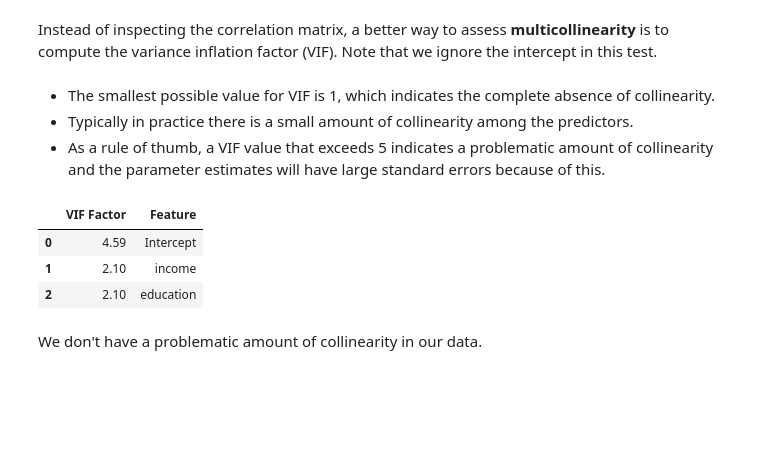
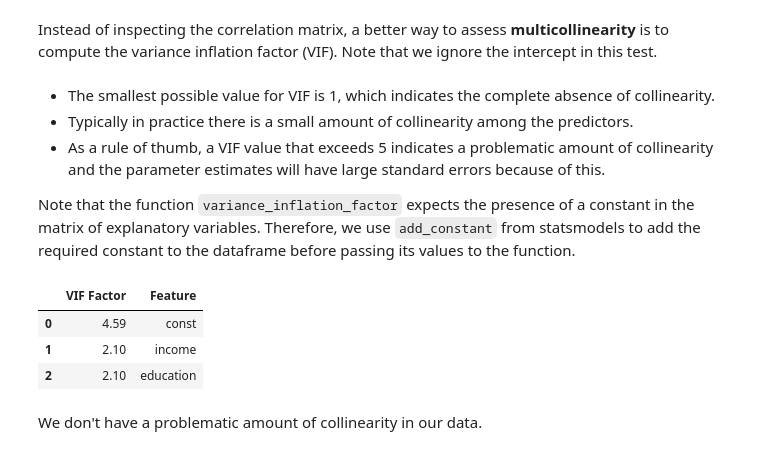
Before and after one commit to kirenz/regression, a Jupyter notebook: docs/diagnostics.ipynb, the cells around one changed output. Drawn from its saved outputs; the diff is of its cells as text; code cells hidden in the pictures; blank space fills up the shorter version.

```diff
--- a/docs/diagnostics.ipynb
+++ b/docs/diagnostics.ipynb
@@ -602,18 +603,22 @@ Instead of inspecting the correlation matrix, a better way to assess **multicoll
 - The smallest possible value for VIF is 1, which indicates the complete absence of collinearity.
 - Typically in practice there is a small amount of collinearity among the predictors.
 - As a rule of thumb, a VIF value that exceeds 5 indicates a problematic amount of collinearity and the parameter estimates will have large standard errors because of this.
+
+Note that the function `variance_inflation_factor` expects the presence of a constant in the matrix of explanatory variables. Therefore, we use `add_constant` from statsmodels to add the required constant to the dataframe before passing its values to the function.
 # %%
-y, X = dmatrices('prestige ~ income + education', df, return_type='dataframe')
-
-# For each X, calculate VIF and save in dataframe
+# choose features and add constant
+features = add_constant(df[['income', 'education']])
+# create empty DataFrame
 vif = pd.DataFrame()
-vif["VIF Factor"] = [variance_inflation_factor(X.values, i) for i in range(X.shape[1])]
-vif["Feature"] = X.columns
+# calculate vif
+vif["VIF Factor"] = [variance_inflation_factor(features.values, i) for i in range(features.shape[1])]
+# add feature names
+vif["Feature"] = features.columns
 
 vif.round(2)
 # %% [output]
 |  | VIF Factor | Feature |
-| 0 | 4.59 | Intercept |
+| 0 | 4.59 | const |
 | 1 | 2.10 | income |
 | 2 | 2.10 | education |
 # %% [markdown]
```
Also changed, not shown: parts of 1 cell of this notebook, 48 other files.
